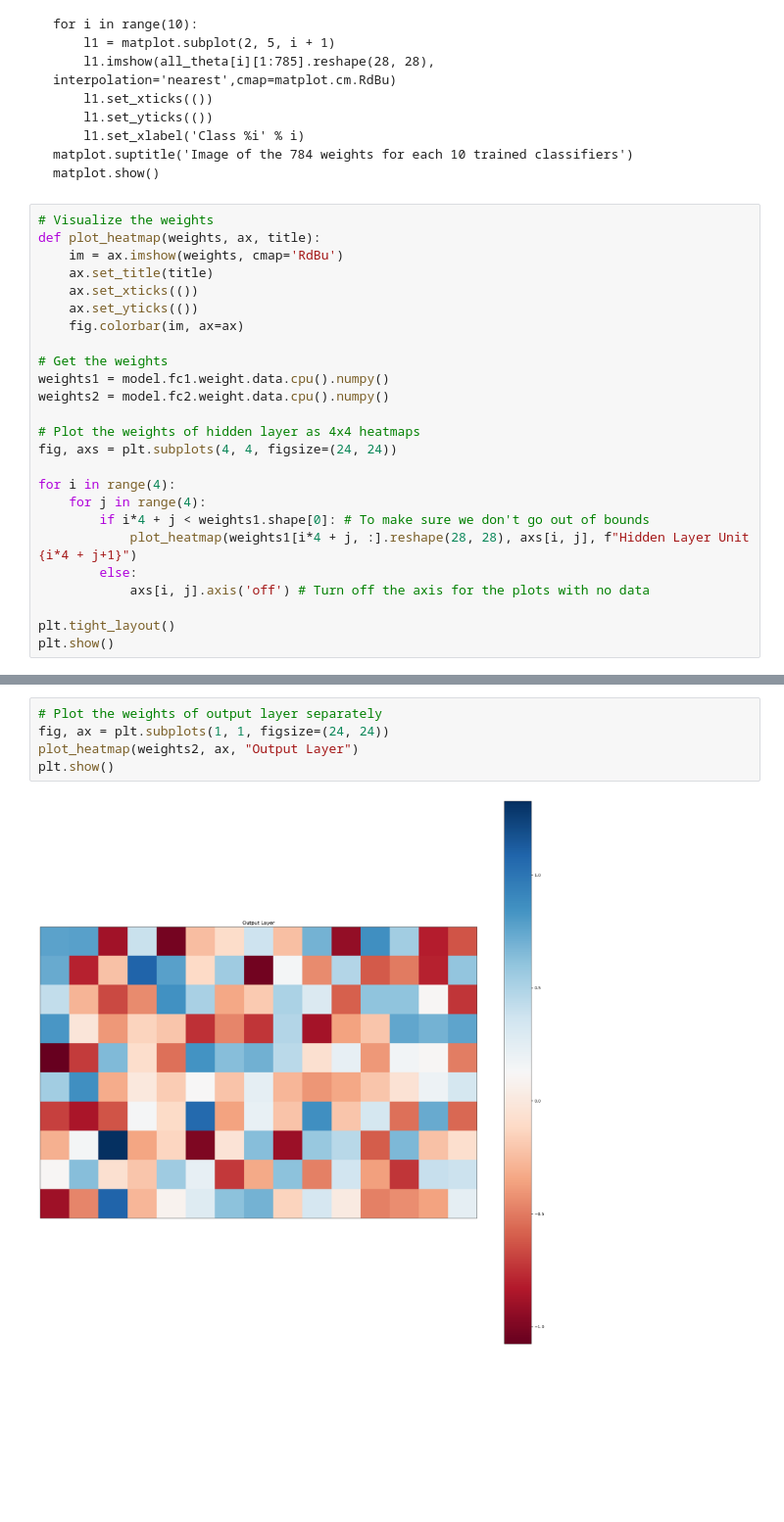
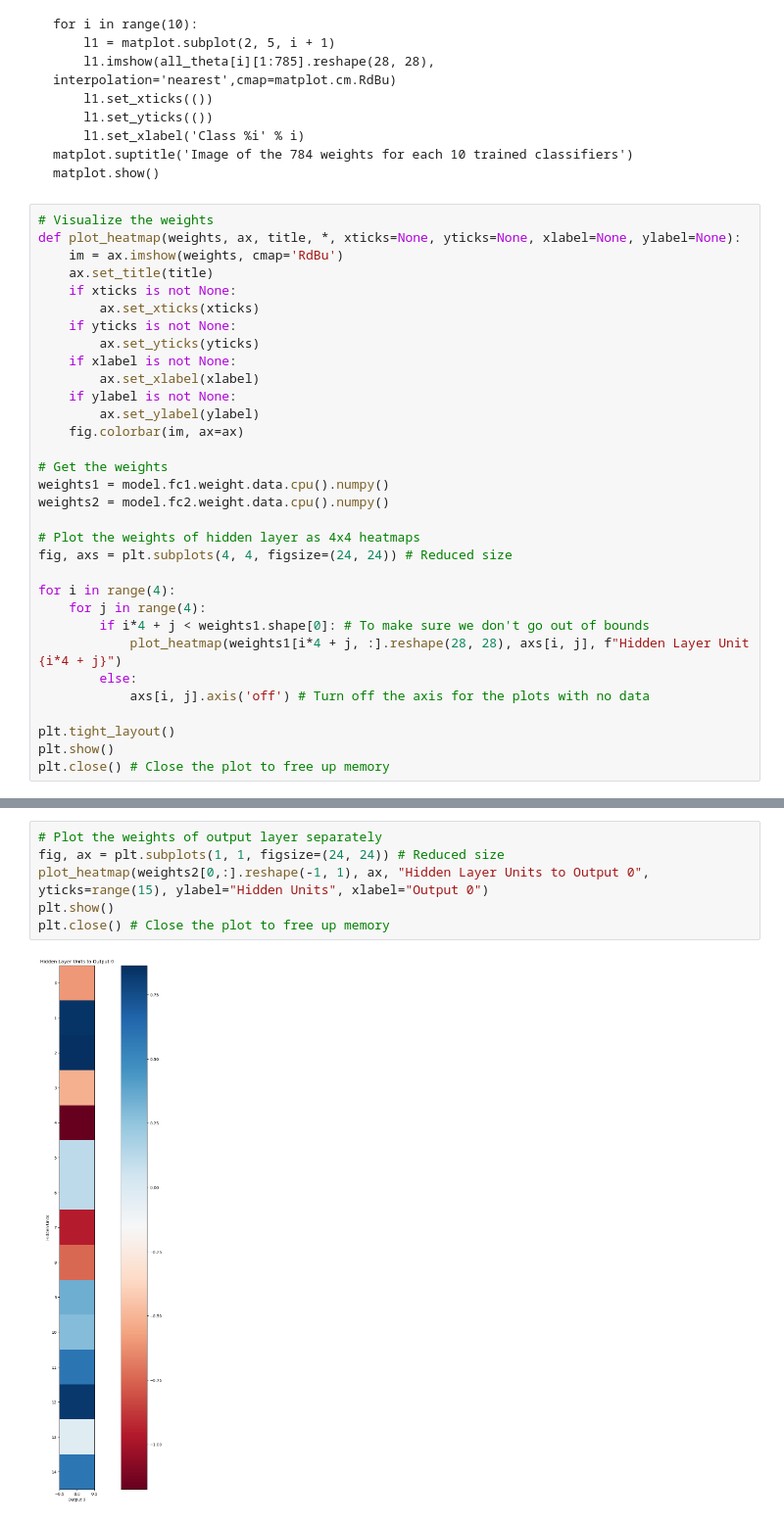
Before and after one commit to benclarkegithub/introduction-to-neural-networks, a Jupyter notebook: IntroductionToNeuralNetworks.ipynb, the cells around one changed output, grey strips where cells are left out. Shown at 98% size. Cells and saved outputs as stored; diff of their text form; blank space fills up the shorter version.

````diff
--- a/IntroductionToNeuralNetworks.ipynb
+++ b/IntroductionToNeuralNetworks.ipynb
@@ -77,11 +77,17 @@ matplot.show()
 ```
 # %%
 # Visualize the weights
-def plot_heatmap(weights, ax, title):
+def plot_heatmap(weights, ax, title, *, xticks=None, yticks=None, xlabel=None, ylabel=None):
     im = ax.imshow(weights, cmap='RdBu')
     ax.set_title(title)
-    ax.set_xticks(())
-    ax.set_yticks(())
+    if xticks is not None:
+        ax.set_xticks(xticks)
+    if yticks is not None:
+        ax.set_yticks(yticks)
+    if xlabel is not None:
+        ax.set_xlabel(xlabel)
+    if ylabel is not None:
+        ax.set_ylabel(ylabel)
     fig.colorbar(im, ax=ax)
 
 # Get the weights
@@ -89,15 +95,16 @@ weights1 = model.fc1.weight.data.cpu().numpy()
 weights2 = model.fc2.weight.data.cpu().numpy()
 
 # Plot the weights of hidden layer as 4x4 heatmaps
-fig, axs = plt.subplots(4, 4, figsize=(24, 24))
+fig, axs = plt.subplots(4, 4, figsize=(24, 24)) # Reduced size
 
 for i in range(4):
     for j in range(4):
         if i*4 + j < weights1.shape[0]: # To make sure we don't go out of bounds
-            plot_heatmap(weights1[i*4 + j, :].reshape(28, 28), axs[i, j], f"Hidden Layer Unit {i*4 + j+1}")
+            plot_heatmap(weights1[i*4 + j, :].reshape(28, 28), axs[i, j], f"Hidden Layer Unit {i*4 + j}")
         else:
             axs[i, j].axis('off') # Turn off the axis for the plots with no data
 
 plt.tight_layout()
 plt.show()
+plt.close() # Close the plot to free up memory
 # %% [output]
@@ -105,7 +112,8 @@ plt.show()
 # %%
 # Plot the weights of output layer separately
-fig, ax = plt.subplots(1, 1, figsize=(24, 24))
-plot_heatmap(weights2, ax, "Output Layer")
+fig, ax = plt.subplots(1, 1, figsize=(24, 24)) # Reduced size
+plot_heatmap(weights2[0,:].reshape(-1, 1), ax, "Hidden Layer Units to Output 0", yticks=range(15), ylabel="Hidden Units", xlabel="Output 0")
 plt.show()
+plt.close() # Close the plot to free up memory
 # %% [output]
-[figure, old version]
+[figure, new version]
````
Also changed, not shown: parts of 1 cell of this notebook.
